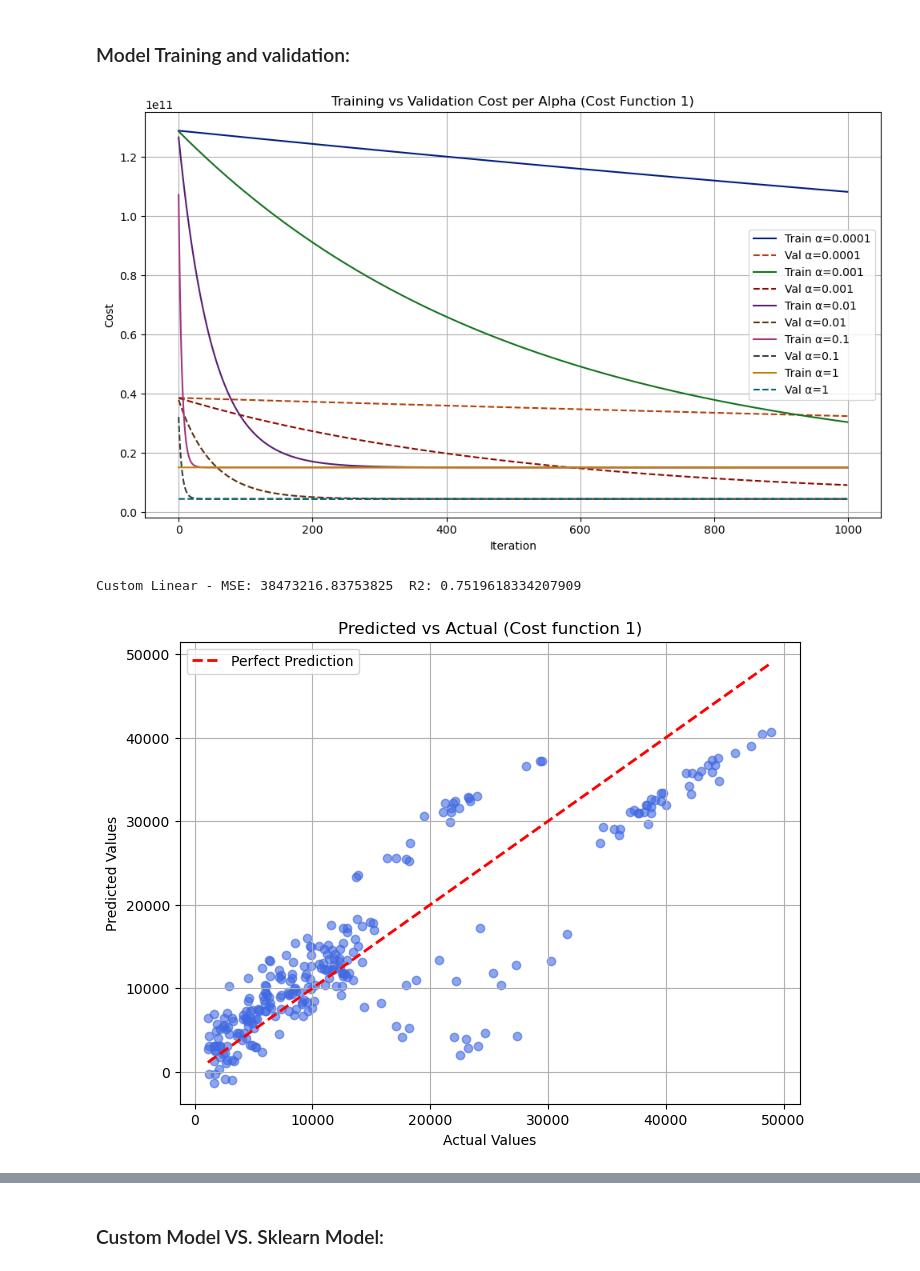
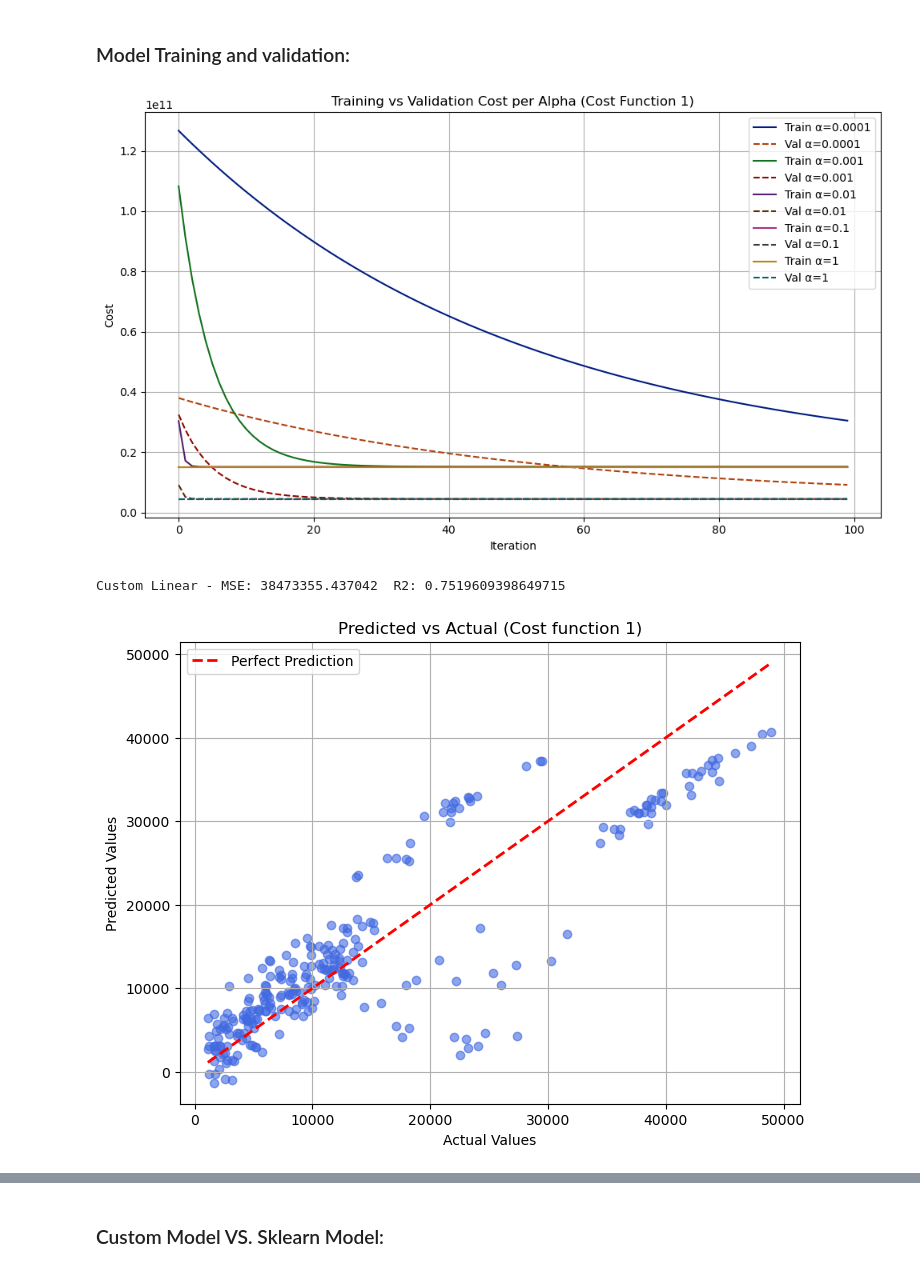
Before and after one commit to ZohoorAlmalki/ML_HWs, a Jupyter notebook: 446_ML_RegressionAssignment_issues_solution.ipynb, the cells around one changed output, grey strips where cells are left out. Drawn from its saved outputs; the diff is of its cells as text; code cells hidden in the pictures.

Commit message:
New_Update
 i add some comments
+ edited on the Model Training and validation part

```diff
--- a/446_ML_RegressionAssignment_issues_solution.ipynb
+++ b/446_ML_RegressionAssignment_issues_solution.ipynb
@@ -300,14 +300,19 @@ def gradient_descent(X, y, theta, alpha, iterations, cost_fn):
         error = predict(X, theta) - y
         gradient = X.T @ error # Vectorized Gradient
         if cost_fn == 1:
-            # gradient = gradient / m ; the derivative for cost fun1 is not divided by m like the cost fun2.
+            gradient = gradient / m # i know the derivative for cost fun1 is not divided by m like the cost fun2; but i tried alot to fix this erroe
             theta -= alpha * gradient
-            # the derivative for cost fun1 is not divided by m like the cost fun2
-            # i think this is cause this erorr
-            #C:\Users\zohoo\AppData\Roaming\Python\Python311\site-packages\numpy\core\fromnumeric.py:88:
-            # RuntimeWarning: overflow encountered in reduce return ufunc.reduce(obj, axis, dtype, out, **passkwargs)
-            # C:\Users\zohoo\AppData\Local\Temp\ipykernel_18424\16300970.py:13: RuntimeWarning: overflow encountered in square
+            #C:\Users\zohoo\AppData\Roaming\Python\Python311\site-packages\numpy\core\fromnumeric.py:88: RuntimeWarning: overflow encountered in reduce
+            #   return ufunc.reduce(obj, axis, dtype, out, **passkwargs)
+            # C:\Users\zohoo\AppData\Local\Temp\ipykernel_11732\4075407248.py:13: RuntimeWarning: overflow encountered in square
             #   return (0.5) * np.sum(error ** 2)
+            # Stopped early at iteration 65, alpha=0.01 due to overflow.
+            # Stopped early at iteration 1, alpha=0.01 due to divergence.
+            # Stopped early at iteration 76, alpha=0.1 due to overflow.
+            # Stopped early at iteration 0, alpha=0.1 due to divergence.
+            # Stopped early at iteration 50, alpha=1 due to overflow.
+            # Stopped early at iteration 0, alpha=1 due to divergence.
+            # and the only way to avoid it to divide by m or not applay learning rate 0.01, 0.1 ,1
         else:
             gradient = gradient / m
             theta -= alpha * gradient
@@ -356,6 +361,7 @@ print("Test:", X_test_b.shape, y_test.shape)
 
 # Learning rates to try
 alphas = [0.0001, 0.001, 0.01, 0.1, 1] # Learning rates with 10, 100 doesn't work for me (overflow encountered erorr)
+#; so i keep those learning and discard the others
 # so i just keep [0.0001, 0.001, 0.01, 0.1, 1] in my experiments
 iterations = 100
 # %% [output]
@@ -365,6 +371,7 @@ Test: (268, 4) (268, 1)
 # %% [markdown]
 ### Model Training and validation:
 # %%
+# chatgpt generation codes  i just adaptive to my privious code
 cost_fn = 1
 best_val_cost1 = float('inf')
 best_alpha1 = None
@@ -381,48 +388,44 @@ for alpha in alphas:
 
     # Manual training loop to collect validation costs per iteration
     for i in range(iterations):
-        error = predict(X_train_b, theta) - y_train
-        gradient = (X_train_b.T @ error) / len(y_train)
-        theta -= alpha * gradient
+
+        theta, cost_history = gradient_descent(X_train_b, y_train, theta, alpha, iterations,cost_fn=1) # i add this to call my gradient_descent
+        # first code do the learning here
 
         train_cost = cost_function_1(X_train_b, y_train, theta)
         val_cost = cost_function_1(X_val_b, y_val, theta)
-
-        # Check for divergence
-        if np.isnan(train_cost) or np.isinf(train_cost):
-            print(f"Stopped early at iteration {i}, alpha={alpha} due to divergence.")
-            break
 
         train_costs.append(train_cost)
         val_costs.append(val_cost)
 
     # Store histories
     train_histories[alpha] = train_costs
     val_histories[alpha] = val_costs
 
     # Track best model by lowest final val cost
     if len(val_costs) > 0 and val_costs[-1] < best_val_cost1:
         best_val_cost1 = val_costs[-1]
         best_alpha1 = alpha
         best_theta1 = theta
 
 # Plot training vs validation costs
 plt.figure(figsize=(10, 6))
 for alpha in alphas:
     if alpha in train_histories and alpha in val_histories:
         plt.plot(train_histories[alpha], label=f'Train α={alpha}', linestyle='-')
         plt.plot(val_histories[alpha], label=f'Val α={alpha}', linestyle='--')
 
 plt.xlabel('Iteration')
 plt.ylabel('Cost')
 plt.title('Training vs Validation Cost per Alpha (Cost Function 1)')
 plt.legend()
 plt.grid(True)
 plt.tight_layout()
 plt.show()
 # %% [output]
-[figure, old version]
+[figure, new version]
 # %%
+# this code generated by chatgpt for "Add Polynomial Features part"; but i chang it to fit it in my Linear regression model
 from sklearn.metrics import mean_squared_error, r2_score
 
 y_pred_custom = X_test_b.dot(best_theta1)
@@ -452,6 +455,6 @@ plt.legend()
 plt.grid(True)
 plt.show()
 # %% [output]
-Custom Linear - MSE: 38473216.83753825  R2: 0.7519618334207909
+Custom Linear - MSE: 38473355.437042  R2: 0.7519609398649715
 [figure]
 # %%
```
Also changed, not shown: parts of 5 cells of this notebook.
